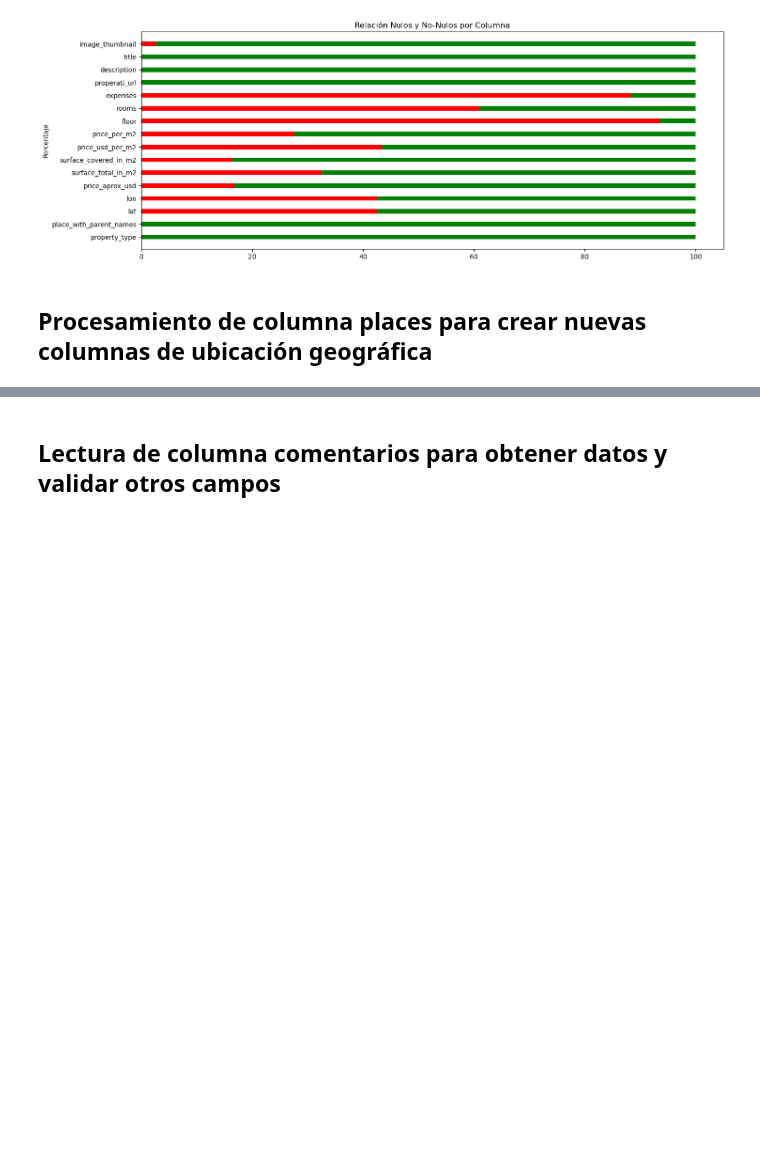
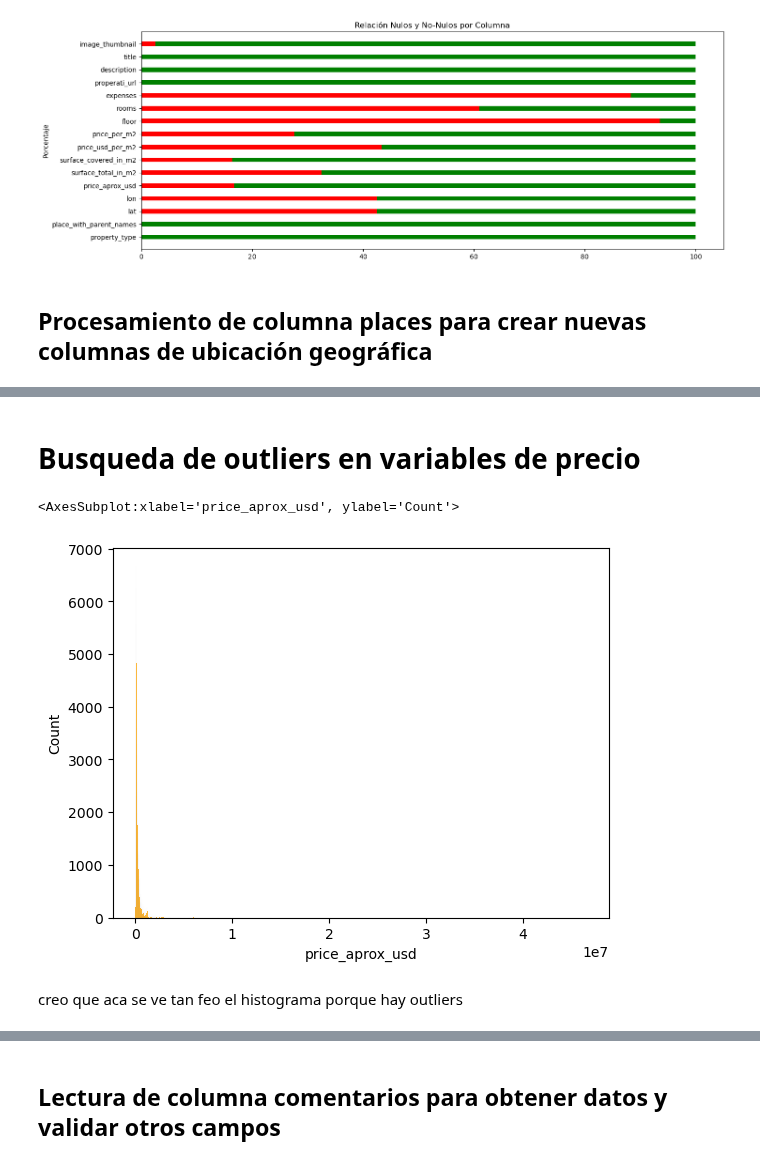
Before and after one commit to Facundo-Peloso/DH-TP-1---Grupo-10, a Jupyter notebook: Main-TP1.ipynb, the cells around one changed output, grey strips where cells are left out. Cells and saved outputs as stored; diff of their text form; code cells hidden in the pictures; blank space fills up the shorter version.

```diff
--- a/Main-TP1.ipynb
+++ b/Main-TP1.ipynb
@@ -455,0 +528,6 @@ plt.show()
+# %%
+ubicacion_limpia['barrio1']=barrio_limpio
+# %%
+ciudad_limpia=ubicacion_limpia.apply(lambda x: x['provincia'] if x['provincia'] =='Capital Federal' else x['ciudad'],axis=1)
+# %%
+ubicacion_limpia['ciudad']=ciudad_limpia
@@ -455,0 +555,3 @@ plt.show()
+# %%
+#aca pruebo sumar las nuevas columnas a nuestro datos
+datos[['provincia','ciudad','barrio1','barrio2']]=ubicacion_limpia
@@ -455,0 +578,10 @@ plt.show()
+# %% [markdown]
+# Busqueda de outliers en variables de precio
+# %%
+sns.histplot(datos['price_aprox_usd'], color = "orange",binwidth=10000)
+#sns.histplot(data['y'], bins = 50);
+# %% [output]
+<AxesSubplot:xlabel='price_aprox_usd', ylabel='Count'>
+[figure, added]
+# %% [markdown]
+creo que aca se ve tan feo el histograma porque hay outliers
```
Also changed, not shown: parts of 18 cells of this notebook, 1 other file.
